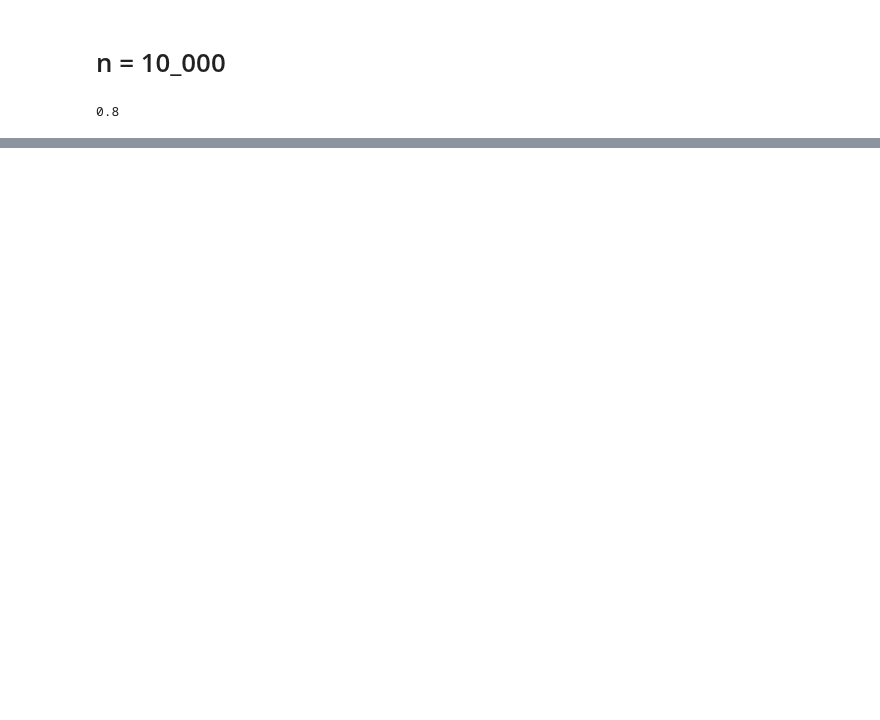
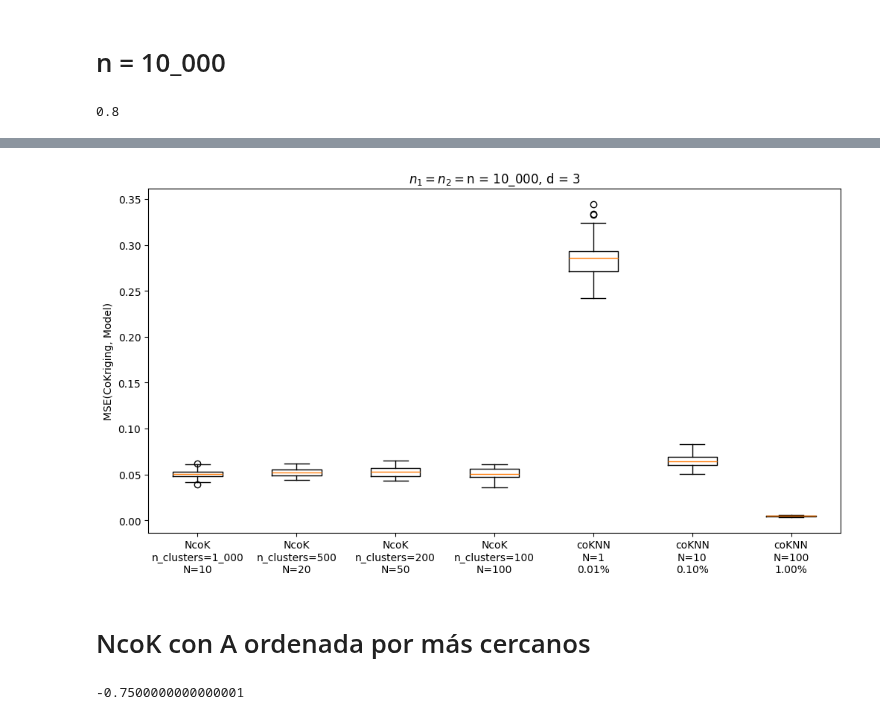
Before and after one commit to AlejandroVillazonG/NestedCoKriging, a Jupyter notebook: numerical_applications_paper.ipynb, the cells around one changed output, grey strips where cells are left out. Saved outputs shown, nothing was run; the diff lists cells and outputs as text; code cells hidden in the pictures; blank space fills up the shorter version.

```diff
--- a/numerical_applications_paper.ipynb
+++ b/numerical_applications_paper.ipynb
@@ -191,0 +198,14 @@ plt.show();
+# %%
+d = 3
+n = 10_000
+sup = 1
+
+nu_1 = 1/2
+nu_2 = 1/2
+theta_1 = 4
+theta_2 = 5
+
+nu_12 = ( nu_1 + nu_2 ) / 2
+theta_12 = min(theta_1, theta_2)
+rho_12 = (theta_12**2/(theta_1*theta_2))**(d/2) * ( gamma(nu_1+d/2)*gamma(nu_2+d/2) / (gamma(nu_1)*gamma(nu_2)) )**(1/2) * gamma(nu_12)/gamma(nu_12+d/2)
+rho_12
@@ -191,0 +214,2 @@ plt.show();
+# %%
+X_test = gen_observation_points(d, 100, sup)
@@ -191,0 +290,29 @@ plt.show();
+# %%
+plt.figure(figsize=(12,6))
+
+plt.boxplot(np.hstack([rmses_NcoK, rmses_coKNN]))
+
+plt.xticks(range(1, 1 + len(ns_clusters) + len(Ns)), [f'NcoK\n{n_clusters=:_.0f}\nN={n//n_clusters}' for n_clusters in ns_clusters] + [f'coKNN\n{N=}\n{N/n:.2%}' for N in Ns])
+plt.ylabel('MSE(CoKriging, Model)')
+plt.title(f'$n_1 = n_2 = ${n = :_.0f}, {d = }');
+# %% [output]
+[figure, added]
+# %% [markdown]
+# NcoK con A ordenada por más cercanos
+# %%
+d = 2
+n_1 = 10_000 + 100
+n_2 = 1_000
+sup = 1
+
+nu_1 = 1/2
+nu_2 = 1/2
+theta_1 = 4
+theta_2 = 3
+
+nu_12 = ( nu_1 + nu_2 ) / 2
+theta_12 = min(theta_1, theta_2)
+rho_12 = -(theta_12**2/(theta_1*theta_2))**(d/2) * ( gamma(nu_1+d/2)*gamma(nu_2+d/2) / (gamma(nu_1)*gamma(nu_2)) )**(1/2) * gamma(nu_12)/gamma(nu_12+d/2)
+rho_12
+# %% [output]
+-0.7500000000000001
```
Also changed, not shown: parts of 27 cells of this notebook, 1 other file.
